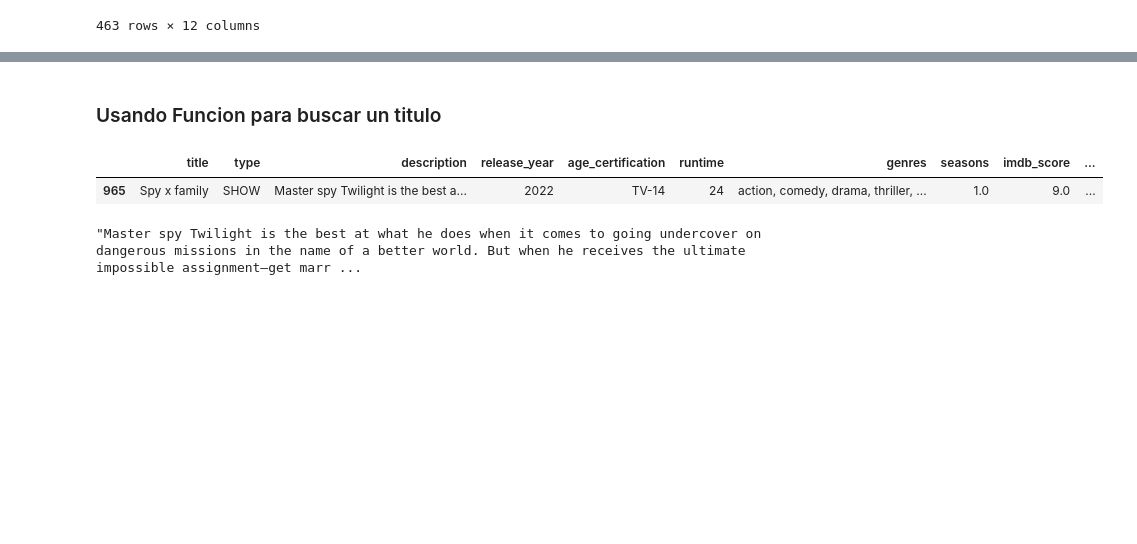
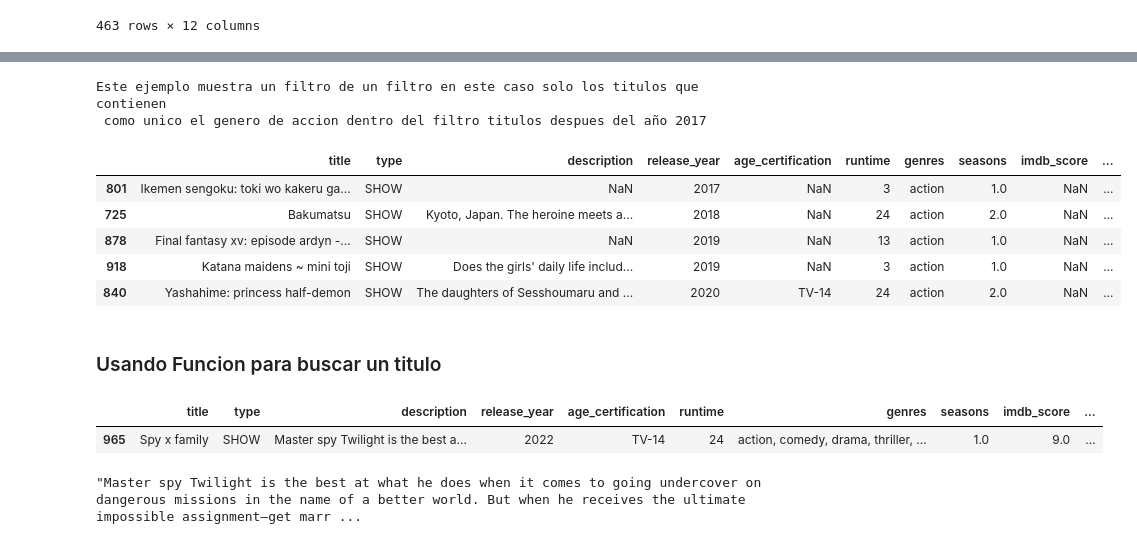
Before and after one commit to Eva02Daruma/presentacion-de-IA, a Jupyter notebook: main.ipynb, the cells around one changed output, grey strips where cells are left out. Saved outputs shown, nothing was run; the diff lists cells and outputs as text; code cells hidden in the pictures; blank space fills up the shorter version.

```diff
--- a/main.ipynb
+++ b/main.ipynb
@@ -242,3 +332,17 @@ multicontainsFun(tipoStr='action',data=titulos , column='genres').sort_values(by
+# %%
+# Este ejemplo muestra un filtro de un filtro en este caso los titulos que contienen solo el genero de accion dentro del filtro titulos despues del año 2017
+data = solocontainsFun(tipoStr='action', column='genres')
+print("Este ejemplo muestra un filtro de un filtro en este caso solo los titulos que contienen \n como unico el genero de accion dentro del filtro titulos despues del año 2017")
+mdfiltroYear(year= "2017" , fromD="after",data=data).head()
+# %% [output]
+Este ejemplo muestra un filtro de un filtro en este caso solo los titulos que contienen
+ como unico el genero de accion dentro del filtro titulos despues del año 2017
+|  | title | type | description | release_year | age_certification | runtime | genres | seasons | imdb_score | ... |
+| 801 | Ikemen sengoku: toki wo kakeru ga... | SHOW | NaN | 2017 | NaN | 3 | action | 1.0 | NaN | ... |
+| 725 | Bakumatsu | SHOW | Kyoto, Japan. The heroine meets a... | 2018 | NaN | 24 | action | 2.0 | NaN | ... |
+| 878 | Final fantasy xv: episode ardyn -... | SHOW | NaN | 2019 | NaN | 13 | action | 1.0 | NaN | ... |
+| 918 | Katana maidens ~ mini toji | SHOW | Does the girls' daily life includ... | 2019 | NaN | 3 | action | 1.0 | NaN | ... |
+| 840 | Yashahime: princess half-demon | SHOW | The daughters of Sesshoumaru and ... | 2020 | TV-14 | 24 | action | 2.0 | NaN | ... |
 # %% [markdown]
 ### Usando Funcion para buscar un titulo
 # %%
```
Also changed, not shown: parts of 18 cells of this notebook.
